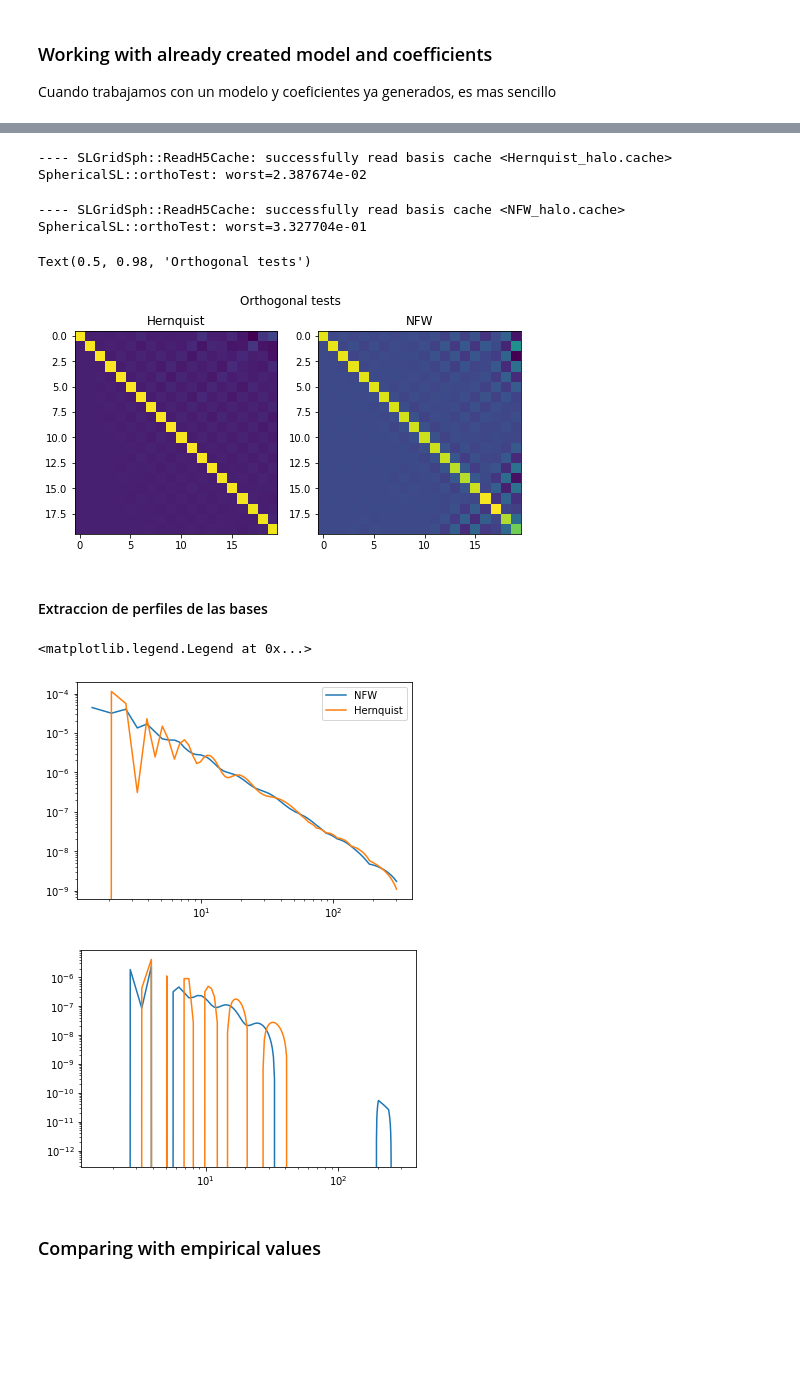
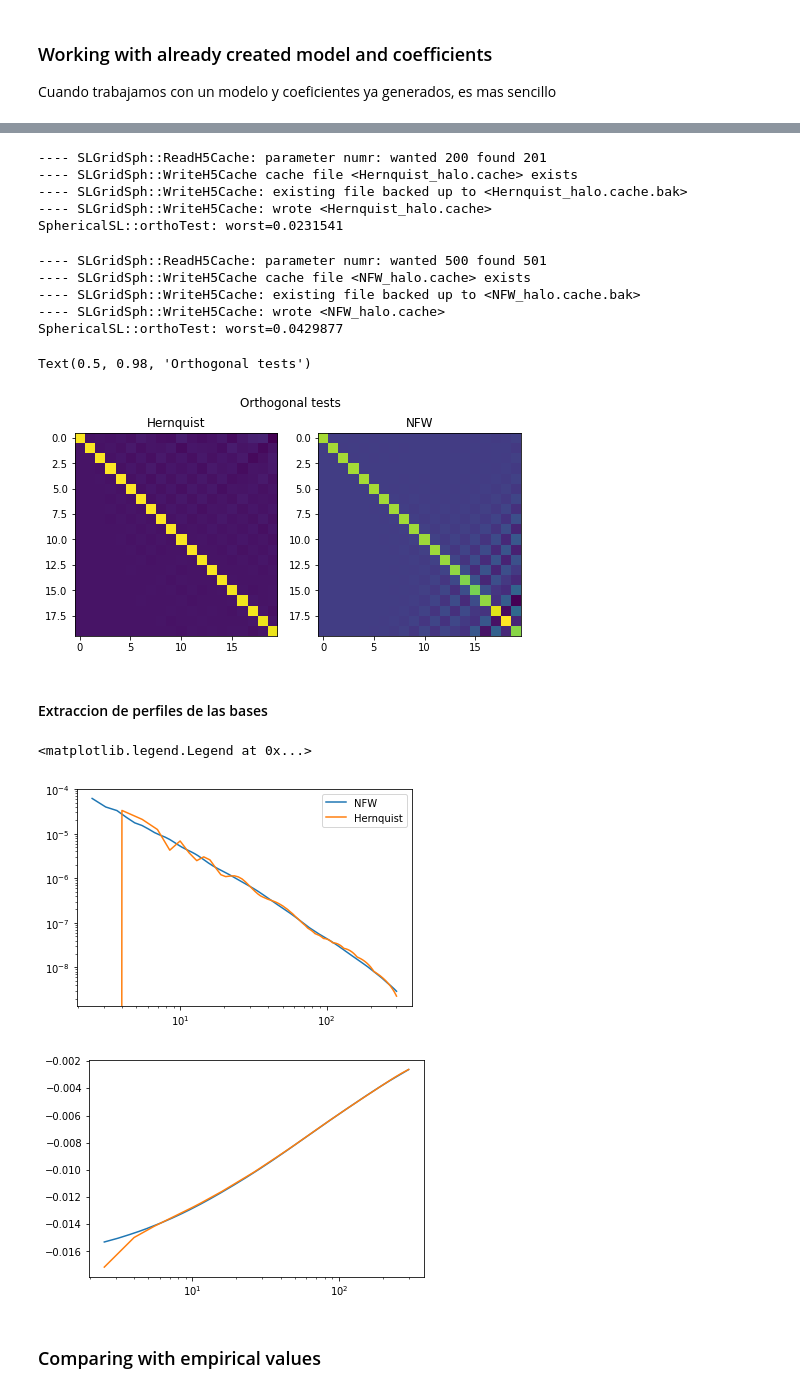
Before and after one commit to Markiribu/EXP_taller, a Jupyter notebook: virgo_exp/loading_basis.ipynb, the cells around one changed output, grey strips where cells are left out. Drawn from its saved outputs; the diff is of its cells as text; code cells hidden in the pictures; blank space fills up the shorter version.

```diff
--- a/virgo_exp/loading_basis.ipynb
+++ b/virgo_exp/loading_basis.ipynb
@@ -10,22 +40,28 @@ import numpy as np
 model = 'Hernquist'
 Hern_config = EXPtools.basis_builder.basis_utils.make_config('sphereSL',lmax=6,nmax=20,
                                              modelname=f'{model}_model.txt',cachename=f'{model}_halo.cache',
-                                             numr=201, rmin=1.5, rmax=300, scale=1)
+                                             numr=200, rmin=2.5, rmax=300, scale=1)
 Hern_basis = pyEXP.basis.Basis.factory(Hern_config)
 Hern_coefs = pyEXP.coefs.Coefs.factory('Hernquist_halo.h5')
 # %% [output]
----- SLGridSph::ReadH5Cache: successfully read basis cache <Hernquist_halo.cache>
-SphericalSL::orthoTest: worst=2.387674e-02
+---- SLGridSph::ReadH5Cache: parameter numr: wanted 200 found 201
+---- SLGridSph::WriteH5Cache cache file <Hernquist_halo.cache> exists
+---- SLGridSph::WriteH5Cache: existing file backed up to <Hernquist_halo.cache.bak>
+---- SLGridSph::WriteH5Cache: wrote <Hernquist_halo.cache>
+SphericalSL::orthoTest: worst=0.0231541
 # %%
 model = 'NFW'
 NFW_config = EXPtools.basis_builder.basis_utils.make_config('sphereSL',lmax=6,nmax=20,
                                              modelname=f'{model}_model.txt',cachename=f'{model}_halo.cache',
-                                             numr=201, rmin=1.5, rmax=300, scale=1)
+                                             numr=500, rmin=2.5, rmax=300, scale=1)
 NFW_basis = pyEXP.basis.Basis.factory(NFW_config)
 NFW_coefs = pyEXP.coefs.Coefs.factory('NFW_halo.h5')
 # %% [output]
----- SLGridSph::ReadH5Cache: successfully read basis cache <NFW_halo.cache>
-SphericalSL::orthoTest: worst=3.327704e-01
+---- SLGridSph::ReadH5Cache: parameter numr: wanted 500 found 501
+---- SLGridSph::WriteH5Cache cache file <NFW_halo.cache> exists
+---- SLGridSph::WriteH5Cache: existing file backed up to <NFW_halo.cache.bak>
+---- SLGridSph::WriteH5Cache: wrote <NFW_halo.cache>
+SphericalSL::orthoTest: worst=0.0429877
 # %%
 import matplotlib.pyplot as plt
 
@@ -39,33 +75,32 @@ ax[1].set_title('NFW')
 fig.suptitle('Orthogonal tests')
 # %% [output]
 Text(0.5, 0.98, 'Orthogonal tests')
-[figure, old version]
+[figure, new version]
 # %% [markdown]
 #### Extraccion de perfiles de las bases
 # %%
 field = 'dens'
 
-rad_NFW, field_NFW = EXPtools.visuals.visualize.spherical_avg_prop(NFW_basis,NFW_coefs, rmin=1.5, rmax=300, nbins=500, log_space=False, time=0, property=field)
-rad_Hern, field_Hern = EXPtools.visuals.visualize.spherical_avg_prop(Hern_basis,Hern_coefs, rmin=1.5, rmax=300, nbins=500, log_space=False, time=0, property=field)
-plt.plot(rad_NFW, field_NFW, label='NFW')
-plt.plot(rad_Hern, field_Hern, label='Hernquist')
+rad_NFW, field_dens_NFW = EXPtools.visuals.visualize.spherical_avg_prop(NFW_basis,NFW_coefs, rmin=2.5, rmax=300, nbins=500, log_space=False, time=0, property=field, include_monopole=False)
+rad_Hern, field_dens_Hern = EXPtools.visuals.visualize.spherical_avg_prop(Hern_basis,Hern_coefs, rmin=2.5, rmax=300, nbins=200, log_space=False, time=0, property=field, include_monopole=False)
+plt.plot(rad_NFW, field_dens_NFW, label='NFW')
+plt.plot(rad_Hern, field_dens_Hern, label='Hernquist')
 plt.xscale('log')
 plt.yscale('log')
 plt.legend()
 # %% [output]
 <matplotlib.legend.Legend at 0x...>
-[figure, old version]
+[figure, new version]
 # %%
 field = 'pot'
 
-rad_NFW, field_NFW = EXPtools.visuals.visualize.spherical_avg_prop(NFW_basis,NFW_coefs, rmin=1.5, rmax=300, nbins=500, log_space=False, time=0, property=field)
-rad_Hern, field_Hern = EXPtools.visuals.visualize.spherical_avg_prop(Hern_basis,Hern_coefs, rmin=1.5, rmax=300, nbins=500, log_space=False, time=0, property=field)
-plt.plot(rad_NFW, field_NFW)
-plt.plot(rad_Hern, field_Hern)
+rad_NFW, field_pot_NFW = EXPtools.visuals.visualize.spherical_avg_prop(NFW_basis,NFW_coefs, rmin=2.5, rmax=300, nbins=500, log_space=False, time=0, property=field, include_monopole=False)
+rad_Hern, field_pot_Hern = EXPtools.visuals.visualize.spherical_avg_prop(Hern_basis,Hern_coefs, rmin=2.5, rmax=300, nbins=200, log_space=False, time=0, property=field, include_monopole=False)
+plt.plot(rad_NFW, field_pot_NFW)
+plt.plot(rad_Hern, field_pot_Hern)
 plt.xscale('log')
-plt.yscale('log')
 # %% [output]
-[figure, old version]
+[figure, new version]
 # %% [markdown]
 ### Comparing with empirical values
 # %%
```
Also changed, not shown: parts of 19 cells of this notebook, 1 other file.
